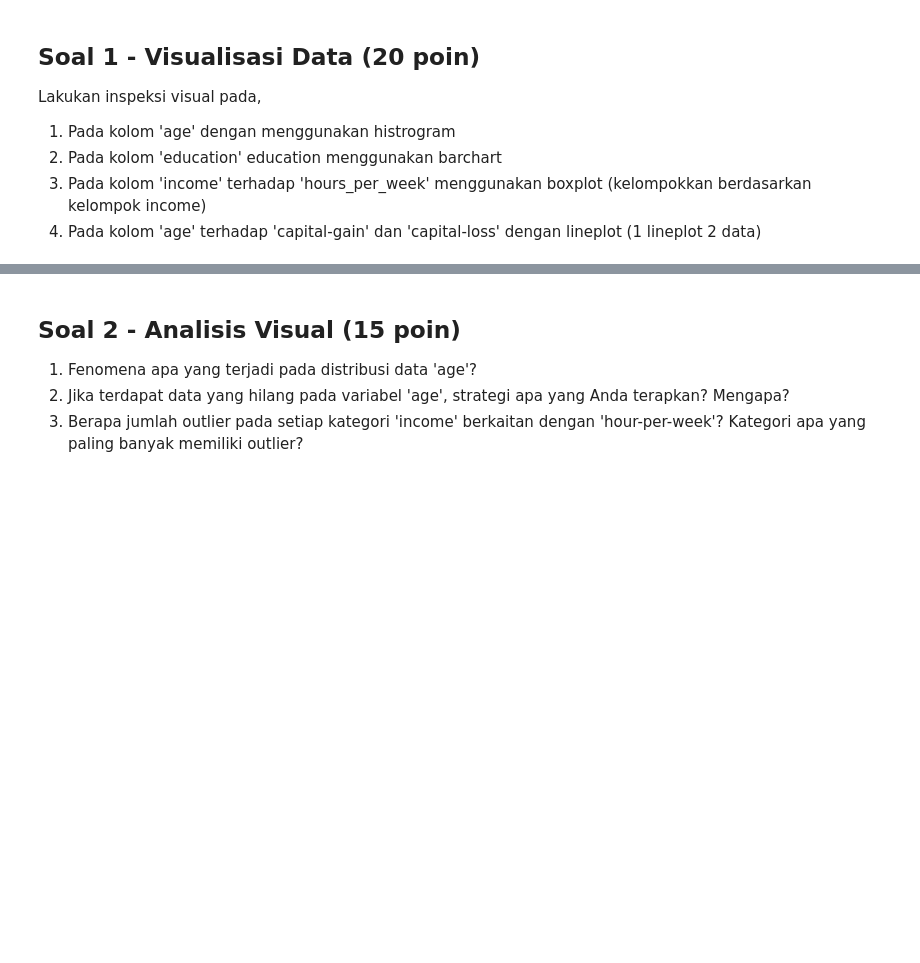
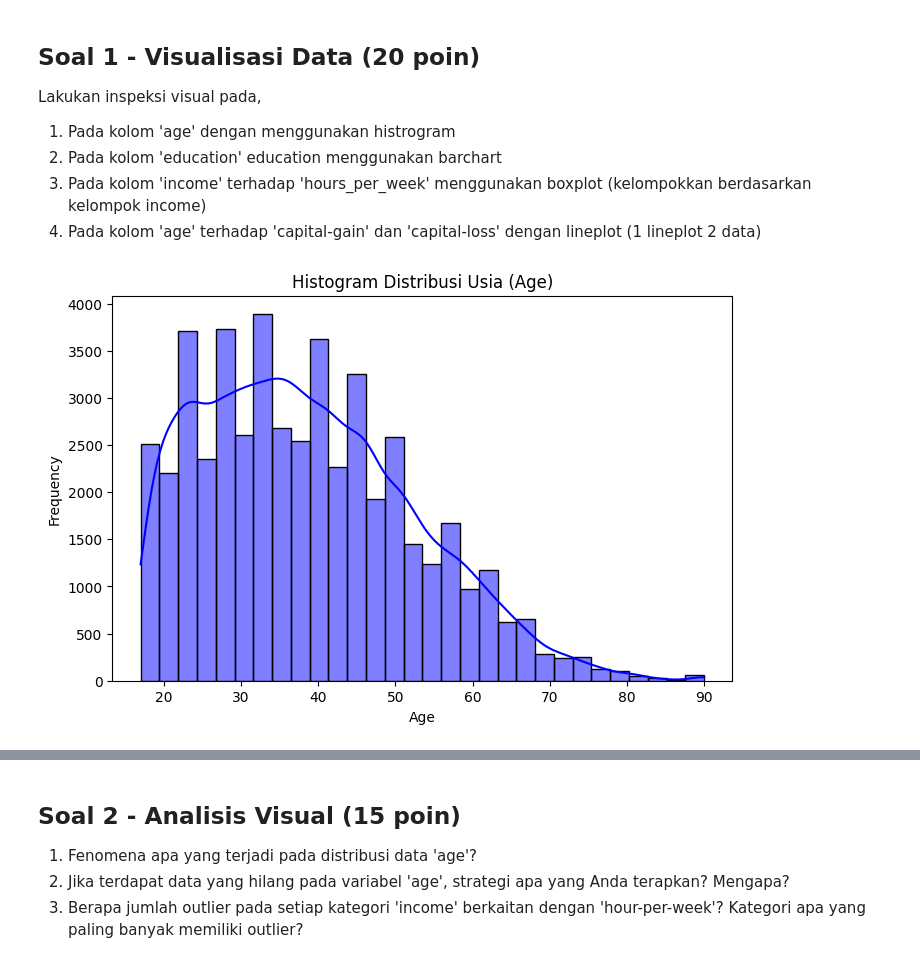
Before and after one commit to silvatria/pembelajaran-mesin-254107023001, a Jupyter notebook: JS04_SOAL_KUIS1_ML.ipynb, the cells around one changed output, grey strips where cells are left out. Drawn from its saved outputs; the diff is of its cells as text; code cells hidden in the pictures; blank space fills up the shorter version.

```diff
--- a/JS04_SOAL_KUIS1_ML.ipynb
+++ b/JS04_SOAL_KUIS1_ML.ipynb
@@ -84,0 +107,15 @@ adult_income.metadata
+# %%
+# Jawab Soal 2
+# Kerjakan pada cell ini
+# Anda diperbolehkan menambah cell jika diperlukan
+
+# Ubah simbol '?' menjadi np.nan
+df.replace('?', np.nan, inplace=True)
+
+# Melakukan data imputation menggunakan penugasan langsung untuk menghindari FutureWarning
+for col in ['workclass', 'occupation', 'native-country']:
+    df[col] = df[col].fillna(df[col].mode()[0])
+
+# Cek kembali apakah masih terdapat data yang hilang
+print("Sisa missing value setelah imputation:")
+print(df.isnull().sum().sum())
@@ -91,0 +128,15 @@ Inspeksi semua fitur kualitatif. Jika terdapat value yang **tidak sesuai**, **ga
+# %%
+# Jawab Soal 3
+# Kerjakan pada cell ini
+# Anda diperbolehkan menambah cell jika diperlukan
+
+# Inspeksi unique value pada semua fitur kualitatif (kategorikal)
+categorical_cols = df.select_dtypes(include=['object', 'category']).columns
+
+for col in categorical_cols:
+    print(f"Kolom {col}:")
+    print(df[col].unique())
+    print("-" * 40)
+
+# Menyesuaikannya jika ada duplikasi penulisan atau nilai tidak sesuai (contoh pada 'income')
+df['income'] = df['income'].replace({'<=50K.': '<=50K', '>50K.': '>50K'})
@@ -108,0 +170,11 @@ Lakukan inspeksi visual pada,
+# %%
+# Jawab 1.1 - Histrogram
+
+plt.figure(figsize=(8, 5))
+sns.histplot(df['age'], bins=30, kde=True, color='blue')
+plt.title('Histogram Distribusi Usia (Age)')
+plt.xlabel('Age')
+plt.ylabel('Frequency')
+plt.show()
+# %% [output]
+[figure, added]
```
Also changed, not shown: parts of 25 cells of this notebook.
